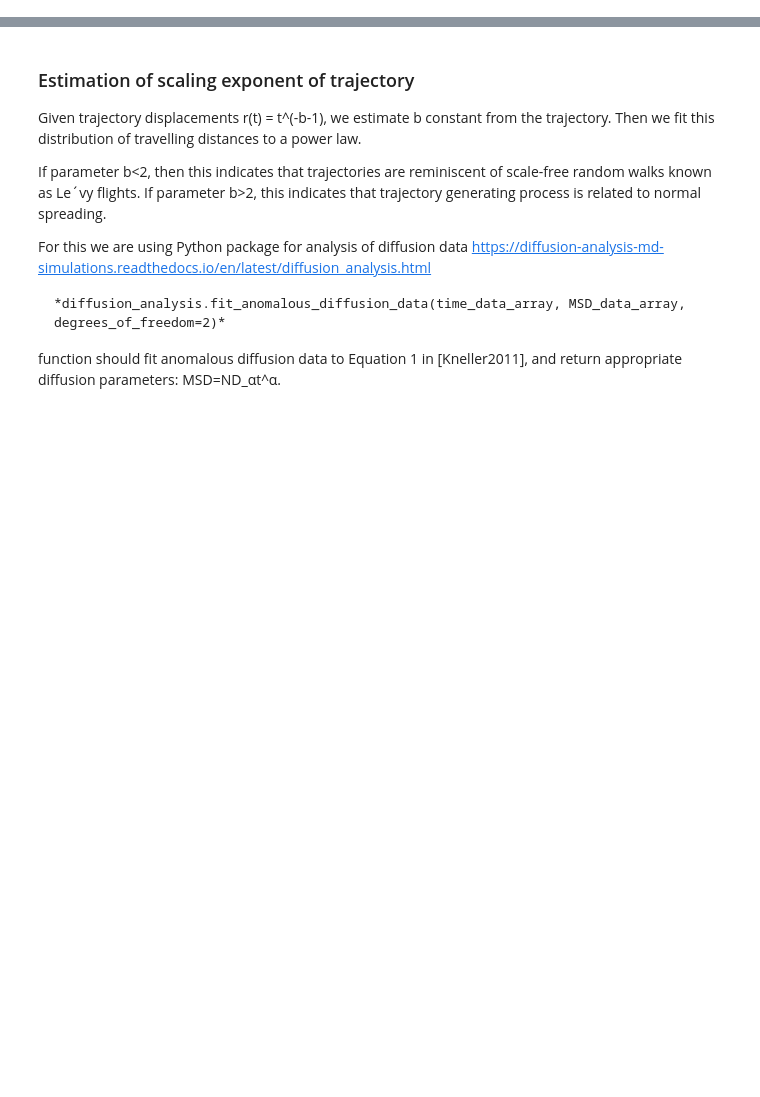
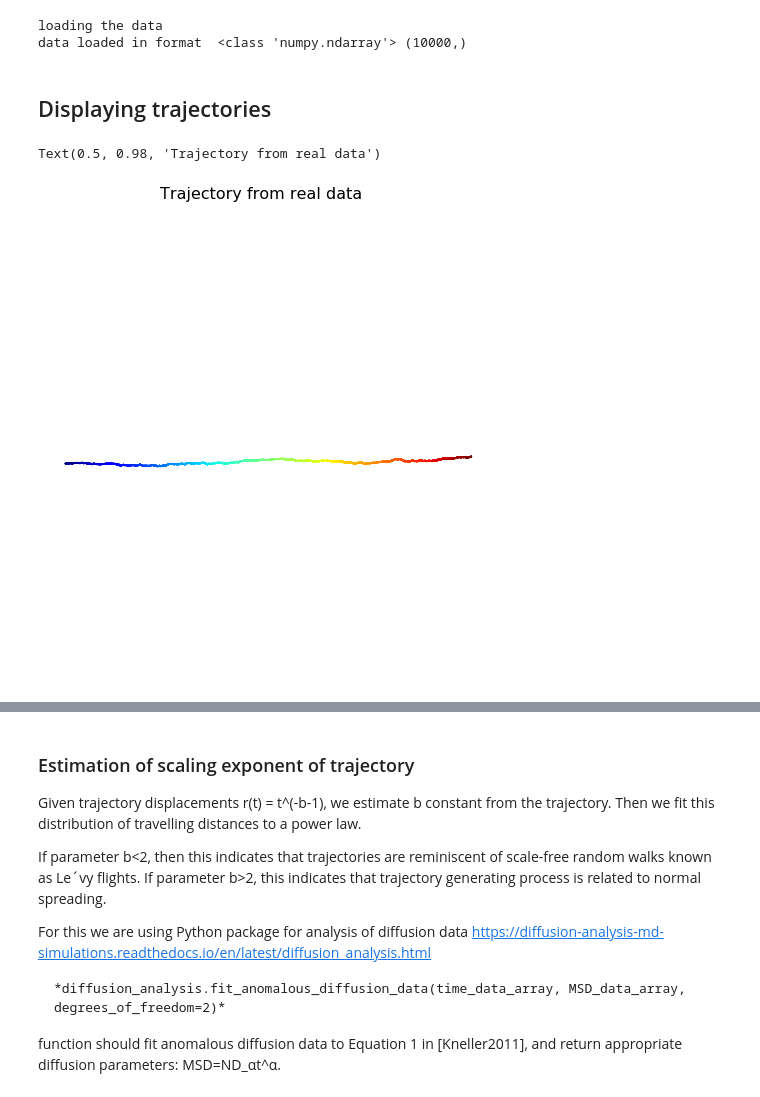
Before and after one commit to Liyubov/networks, a Jupyter notebook: analysis_of_trajectories.ipynb, the cells around one changed output, grey strips where cells are left out. Saved outputs shown, nothing was run; the diff lists cells and outputs as text; code cells hidden in the pictures; blank space fills up the shorter version.

Commit message:
added trajectories analysis from random walks and real data
work in progress

```diff
--- a/analysis_of_trajectories.ipynb
+++ b/analysis_of_trajectories.ipynb
@@ -122 +138,51 @@ Text(0.5, 0.98, 'Distribution of steps for RW mu=0.5 sigma= 20')
+# %%
+import plotly.plotly as py
+import plotly.graph_objs as go
+import pandas as pd
+import csv
+
+
+# load data, it is very heavy
+print('loading the data')
+file_name = "C:/Users/lyubo/Documents/DATA_networks/trajectories_data/BM_sample.txt"
+traj = np.loadtxt(file_name) #, delimiter = ',')
+print('data loaded in format ', type(traj),np.shape(traj))
+
+shape = np.shape(traj)
+size = shape[0]
+
+# we can now save trajectory as dataframe for convenience
+# for 1D trajectory
+df = pd.DataFrame({'Column1': traj[:]})
+
+# for ND trajectory
+#df =  pd.DataFrame({'Column1': traj[:,0], 'Column2': traj[:, 1]}
+
+
+# we can also load trajectories from csv file
+#traj = pd.read_csv('C:/Users/lyubo/Documents/DATA_networks/mobilitydata/bikes_sharing_data_technologiestiftung_berlin/pseudonomysed_raw.csv')
+#traj.head()
+# %% [output]
+loading the data
+data loaded in format  <class 'numpy.ndarray'> (10000,)
+# %% [markdown]
+## Displaying trajectories
+# %%
+import plotly.plotly as py
+import plotly.graph_objs as go
+import pandas as pd
+import csv
+
+fig, ax = plt.subplots(1, 1, figsize=(8, 8))
+timeaxis =  np.linspace(start = 0, stop = size, num = size)
+shape = np.shape(traj)
+size = shape[0]
+ax.scatter(timeaxis, traj, c=range(size), linewidths=0,marker='o', s=3, cmap=plt.cm.jet,) # We draw our points with a gradient of colors.
+ax.axis('equal')
+ax.set_axis_off()
+#fig.suptitle('Distribution of steps for RW a='+str(a), fontsize=16)
+fig.suptitle('Trajectory from real data', fontsize=16)
+# %% [output]
+Text(0.5, 0.98, 'Trajectory from real data')
+[figure, added]
 # %% [markdown]
```
Also changed, not shown: parts of 13 cells of this notebook, 1 other file.
